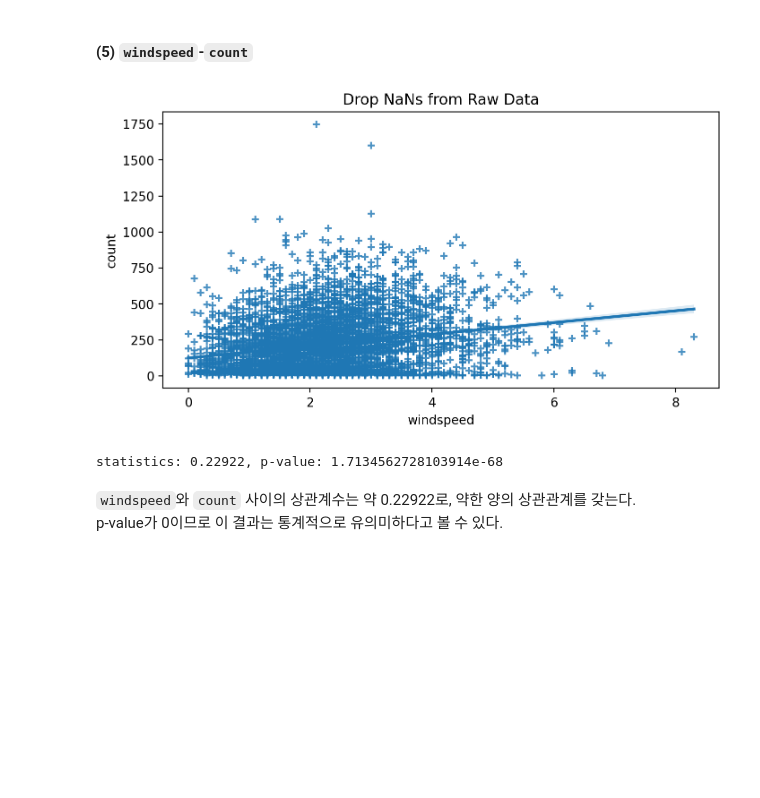
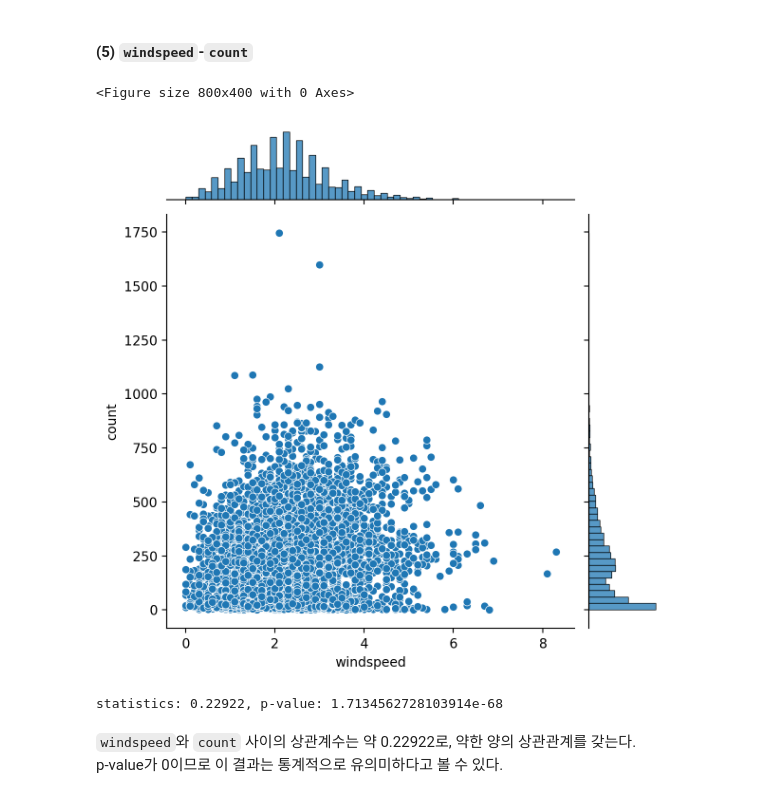
Before and after one commit to Yujun-Won/MINIPROJECT, a Jupyter notebook: 02_1차_따릉이수요예측/seoulbikeEDA.ipynb, the cells around one changed output. Saved outputs shown, nothing was run; the diff lists cells and outputs as text; code cells hidden in the pictures; blank space fills up the shorter version.

```diff
--- a/02_1차_따릉이수요예측/seoulbikeEDA.ipynb
+++ b/02_1차_따릉이수요예측/seoulbikeEDA.ipynb
@@ -482,0 +485,4 @@ None
+# %%
+df['date'] = pd.to_datetime(df['date'])    # 'date' 컬럼을 datetime 형식으로 변환
+df['month'] = df['date'].dt.month          # 'month' 컬럼 생성
+df.head()
@@ -719,16 +786,16 @@ p-value가 0이므로 이 결과는 통계적으로 유의미하다고 볼 수
 # %%
 ## 시각화
 plt.figure(figsize=(8,4))
-plt.title("Drop NaNs from Raw Data")
-sns.regplot(x='windspeed', y='count', marker='+', data=df_notnull)
+sns.jointplot(x=df_notnull['windspeed'], y=df_notnull['count'])
 plt.show()
 
 # 수치화
 stat, p_value = spst.pearsonr(df_notnull['windspeed'], df_notnull['count'])
 print(f"statistics: {stat:.5f}, p-value: {p_value}")
 # %% [output]
+<Figure size 800x400 with 0 Axes>
-[figure, old version]
+[figure, new version]
-statistics: 0.22922, p-value: 1.7134562728103914e-68
+statistics: 0.22922, p-value: 1.7134562728103914e-68
 # %% [markdown]
 `windspeed`와 `count` 사이의 상관계수는 약 0.22922로, 약한 양의 상관관계를 갖는다.
 p-value가 0이므로 이 결과는 통계적으로 유의미하다고 볼 수 있다.
```
Also changed, not shown: parts of 11 cells of this notebook.
